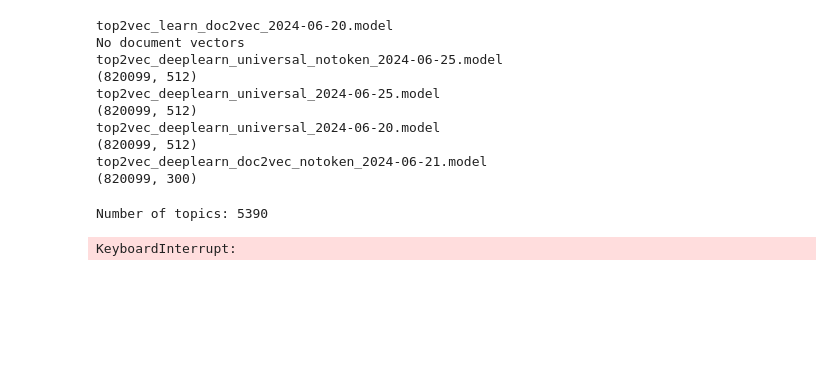
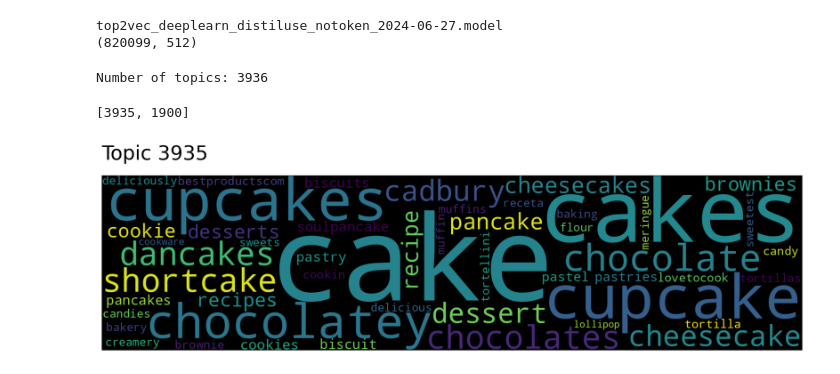
Before and after one commit to sdoosti/Top2Vec, a Jupyter notebook: analyze_models.ipynb, the cells around one changed output. Cells and saved outputs as stored; diff of their text form; code cells hidden in the pictures; blank space fills up the shorter version.

```diff
--- a/analyze_models.ipynb
+++ b/analyze_models.ipynb
@@ -14,7 +20,8 @@ models = [
     "top2vec_deeplearn_universal_notoken_2024-06-25.model",
     "top2vec_deeplearn_universal_2024-06-25.model",
     "top2vec_deeplearn_universal_2024-06-20.model",
-    "top2vec_deeplearn_doc2vec_notoken_2024-06-21.model"
+    "top2vec_deeplearn_doc2vec_notoken_2024-06-21.model",
+    "top2vec_deeplearn_distiluse_notoken_2024-06-27.model"
 ]
 
 for model_name in models:
@@ -26,28 +33,29 @@ for model_name in models:
     except AttributeError:
         print("No document vectors")
 # %% [output]
-top2vec_learn_doc2vec_2024-06-20.model
-No document vectors
-top2vec_deeplearn_universal_notoken_2024-06-25.model
+top2vec_deeplearn_distiluse_notoken_2024-06-27.model
 (820099, 512)
-top2vec_deeplearn_universal_2024-06-25.model
-(820099, 512)
-top2vec_deeplearn_universal_2024-06-20.model
-(820099, 512)
-top2vec_deeplearn_doc2vec_notoken_2024-06-21.model
-(820099, 300)
 # %%
 final_models= [ "top2vec_deeplearn_universal_notoken_2024-06-25.model",
                 "top2vec_deeplearn_universal_2024-06-25.model",
-                "top2vec_deeplearn_doc2vec_notoken_2024-06-21.model"]
+                "top2vec_deeplearn_doc2vec_notoken_2024-06-21.model",
+                "top2vec_deeplearn_distiluse_notoken_2024-06-27.model"]
 # %%
-model = Top2Vec.load(os.path.join(DATA_PATH,final_models[2]))
+model = Top2Vec.load(os.path.join(DATA_PATH,final_models[3]))
 # %%
 topic_sizes, topic_nums = model.get_topic_sizes()
 print(f"Number of topics: {len(topic_sizes)}")
 # %% [output]
-Number of topics: 5390
+Number of topics: 3936
 # %%
-model.hierarchical_topic_reduction(5091, interval=10) # super slow
+hierarchy = model.hierarchical_topic_reduction(3935, interval=10) # super slow
-# %% [output]
-KeyboardInterrupt:
+# %%
+for item in hierarchy:
+    if len(item)>1:
+        print(item)
+# %% [output]
+[3935, 1900]
+# %%
+model.generate_topic_wordcloud(3935)
+# %% [output]
+[figure, added]
```
Also changed, not shown: parts of 14 cells of this notebook.
